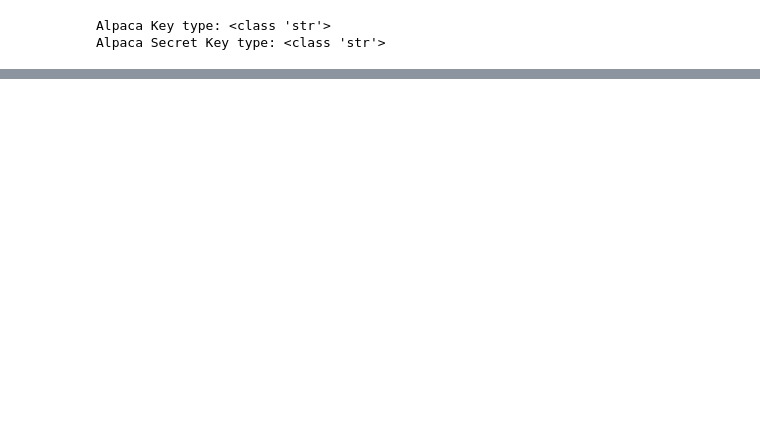
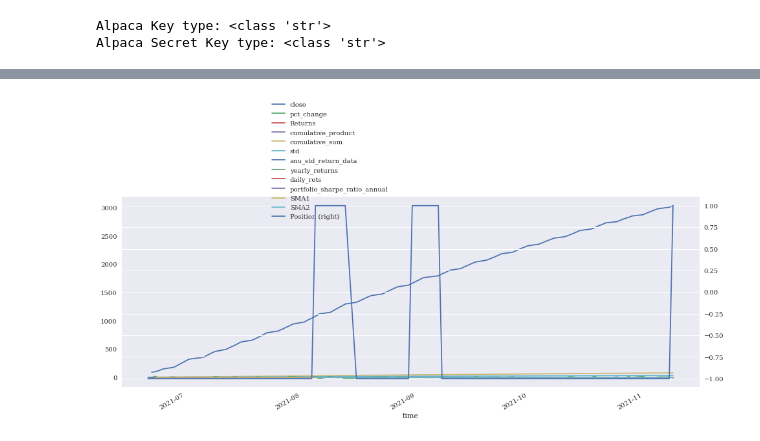
Before and after one commit to MuayThaiLegz/financial_solutions, a Jupyter notebook: cypto_stock_api_data.ipynb, the cells around one changed output, grey strips where cells are left out. Cells and saved outputs as stored; diff of their text form; code cells hidden in the pictures; blank space fills up the shorter version.

Commit message:
added different position selection algos
initial base to the application i eventually plan to launch

```diff
--- a/cypto_stock_api_data.ipynb
+++ b/cypto_stock_api_data.ipynb
@@ -569,2 +477,0 @@ watt_df['position'] = np.where(watt_df['SMA_short'] > watt_df['SMA_long'],
-# %%
-watt_df.dropna(inplace=True)
@@ -618,0 +744,12 @@ watt_df[['cumret', 'cummax']].dropna().plot(figsize=(15,7))
+# %%
+"""
+Go long(=+1)when the shorter SMA is above the longer SMA
+
+Go short(=+1)when the shorter SMA is below the longer SMA
+"""
+clean_data['Position'] = np.where(clean_data['SMA1'] > clean_data['SMA2'], 1, -1)
+
+ax = clean_data.plot(secondary_y='Position', figsize=(16,6))
+ax.get_legend().set_bbox_to_anchor((0.25, 0.85))
+# %% [output]
+[figure, added]
```
Also changed, not shown: parts of 104 cells of this notebook.
